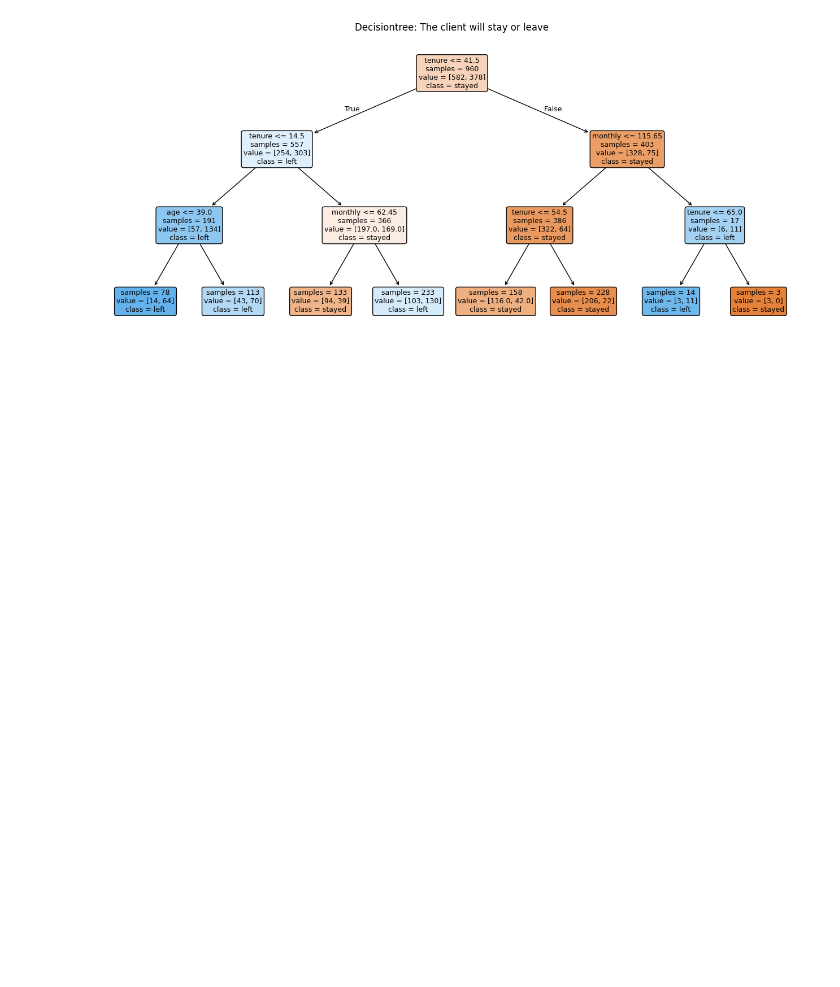
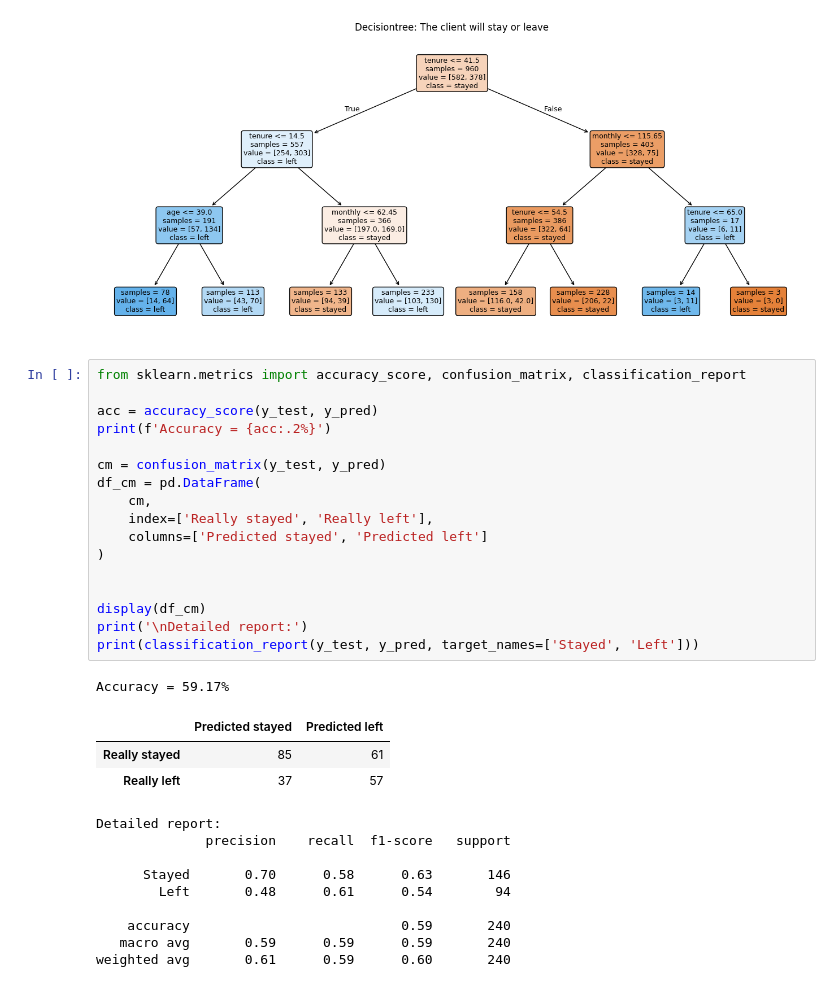
Before and after one commit to NatalieAleksandrova2026/DTA_2026, a Jupyter notebook: ML/Classification_DecisionTreeClassifier.ipynb, the cells around one changed output. Saved outputs shown, nothing was run; the diff lists cells and outputs as text; blank space fills up the shorter version.

```diff
--- a/ML/Classification_DecisionTreeClassifier.ipynb
+++ b/ML/Classification_DecisionTreeClassifier.ipynb
@@ -95,3 +95,34 @@ plt.title('Decisiontree: The client will stay or leave')
 plt.show()
 # %% [output]
 [figure]
+# %%
+from sklearn.metrics import accuracy_score, confusion_matrix, classification_report
+
+acc = accuracy_score(y_test, y_pred)
+print(f'Accuracy = {acc:.2%}')
+
+cm = confusion_matrix(y_test, y_pred)
+df_cm = pd.DataFrame(
+    cm,
+    index=['Really stayed', 'Really left'],
+    columns=['Predicted stayed', 'Predicted left']
+)
+
+
+display(df_cm)
+print('\nDetailed report:')
+print(classification_report(y_test, y_pred, target_names=['Stayed', 'Left']))
+# %% [output]
+Accuracy = 59.17%
+|  | Predicted stayed | Predicted left |
+| Really stayed | 85 | 61 |
+| Really left | 37 | 57 |
+Detailed report:
+              precision    recall  f1-score   support
+
+      Stayed       0.70      0.58      0.63       146
+        Left       0.48      0.61      0.54        94
+
+    accuracy                           0.59       240
+   macro avg       0.59      0.59      0.59       240
+weighted avg       0.61      0.59      0.60       240
```
